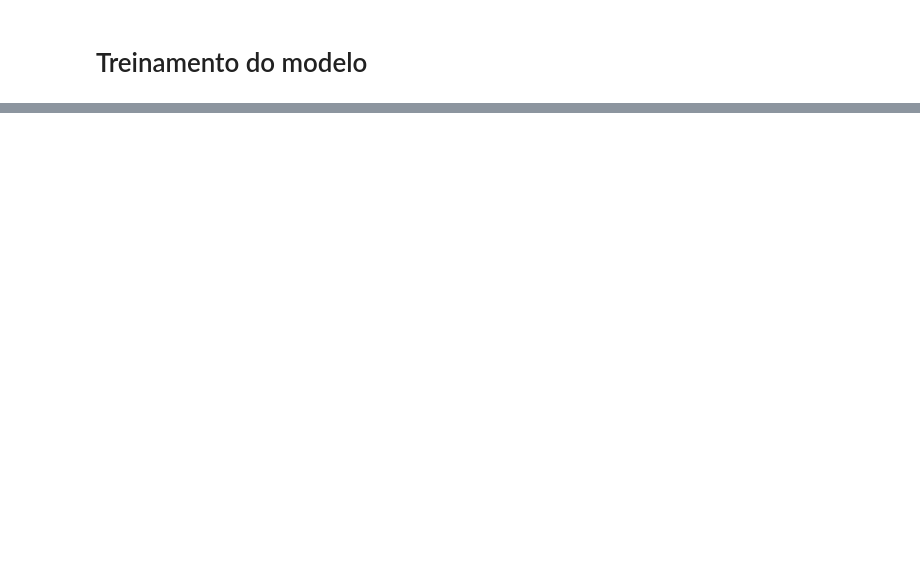
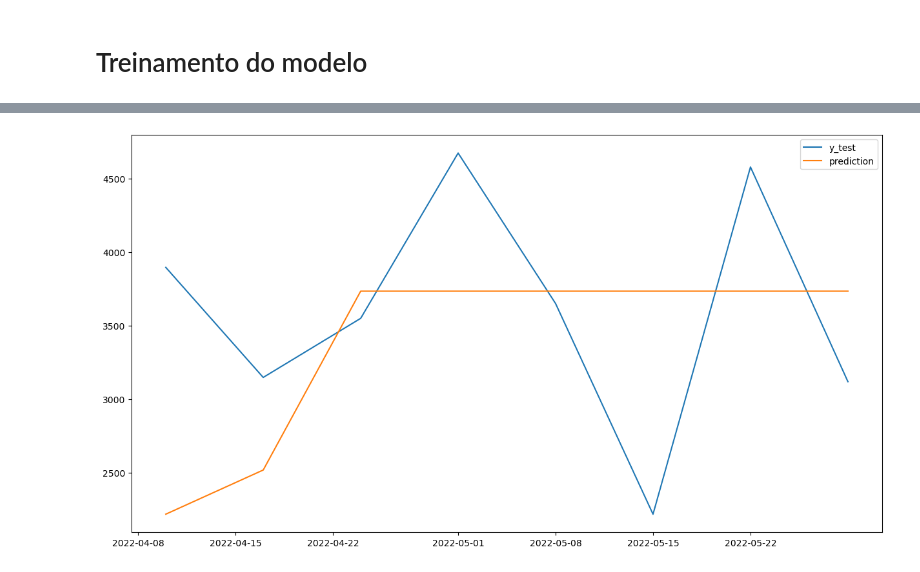
Before and after one commit to cristianomm/PUCRS, a Jupyter notebook: 98H05-04 - Aprendizado Supervisionado/TF/explore.ipynb, the cells around one changed output, grey strips where cells are left out. Drawn from its saved outputs; the diff is of its cells as text; code cells hidden in the pictures; blank space fills up the shorter version.

Commit message:
add predictions file

```diff
--- a/98H05-04 - Aprendizado Supervisionado/TF/explore.ipynb
+++ b/98H05-04 - Aprendizado Supervisionado/TF/explore.ipynb
@@ -171,7 +167,7 @@ for tsc in train_series.values():
     print(tsc)
 
     X = tsc.features
-    y = tsc.data[tsc.name + '_scaled']
+    y = tsc.data[tsc.name]
 
     tscv = TimeSeriesSplit(n_splits=10, gap=1)
 
@@ -194,5 +235,2 @@ scores_df[['RMSE']].describe()
 # %% [markdown]
 # Treinamento do modelo
-# %%
-tsc = train_series['renner_br_ac_1']
-tsc.features
@@ -211,0 +266,23 @@ for tsc in train_series.values():
+# %%
+#gera as predicoes para o conjunto de teste e salva em csv
+predictions = pd.DataFrame(columns=['item', 'loja', 'tipo_loja', 'ds', 'venda'])
+for tsc in test_series.values():
+    print(tsc)
+    #tsc = test_series['renner_br_ac_1']
+    X_test = np.vstack(tsc.features.values)
+    y_test = tsc.data[tsc.name]
+
+    y_pred = model.predict(X_test)
+
+    temp = pd.DataFrame()
+
+    temp['ds'] = tsc.data.index
+    temp['venda'] = tsc.scaler.inverse_transform(y_pred.reshape(-1, 1))
+    temp['item'] = 10223
+    temp['loja'] = tsc.name
+    temp['tipo_loja'] = tsc.store_type
+
+    predictions = pd.concat([predictions, temp])
+
+    #salva o csv com as predicoes
+    predictions.to_csv('predictions/predictions.csv', index=False)
@@ -212,15 +307,14 @@ for tsc in train_series.values():
 # %%
-#gera as predicoes para o conjunto de teste
-tsc = test_series['renner_br_ac_1']
-X_test = np.vstack(tsc.features['MA_3'].values)
-y_test = tsc.data[tsc.name]
-
-y_pred = model.predict(X_test)
-print(y_test)
-print(y_pred)
+#renner_br_sp_2
+#renner_br_rs_6
+#renner_br_rj_81
+tsc = test_series['renner_br_rj_81']
+pred = predictions[predictions['loja'] == tsc.name].set_index('ds')
 
 fig = plt.figure(figsize=(15,8))
-plt.plot(X_test, label='y_test')
-plt.plot(pd.DataFrame(y_pred).rolling(4).mean(), label='prediction')
+plt.plot(tsc.data[tsc.name], label='y_test')
+plt.plot(pred['venda'], label='prediction')
 plt.legend()
 plt.show()
+# %% [output]
+[figure, added]
```
Also changed, not shown: parts of 47 cells of this notebook, 1 other file.
